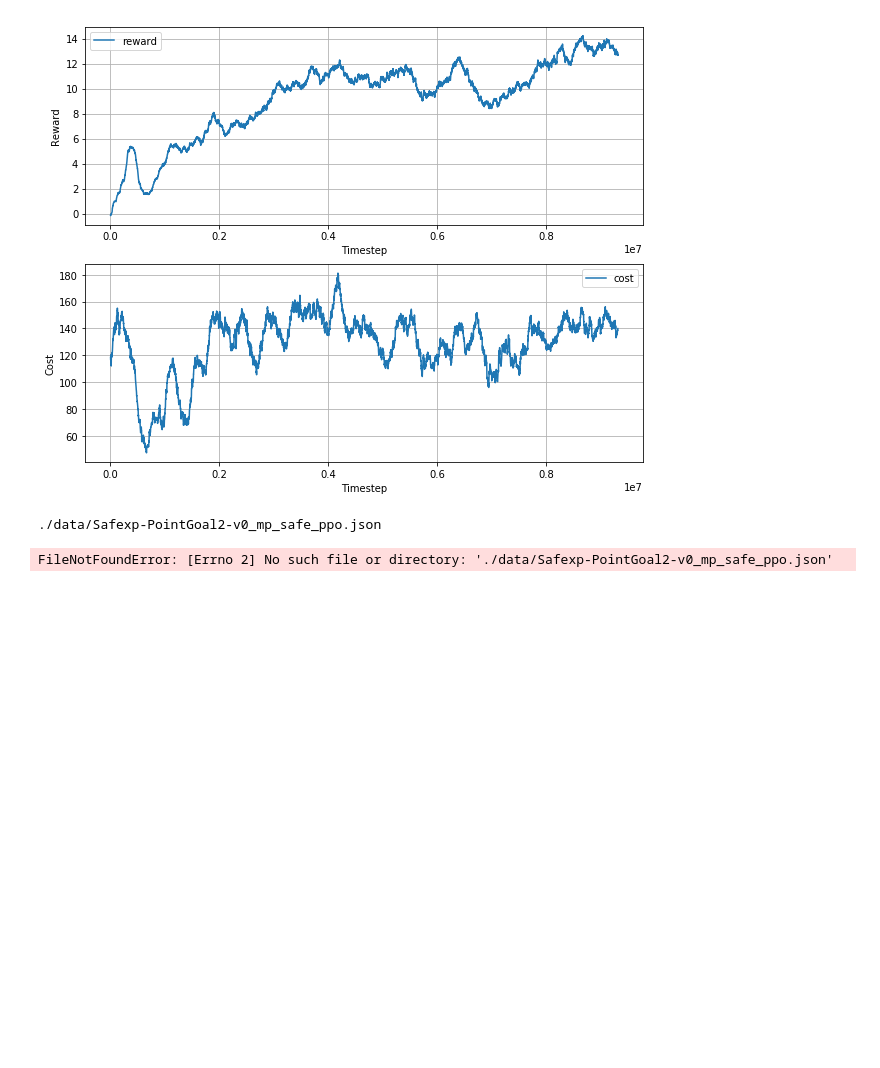
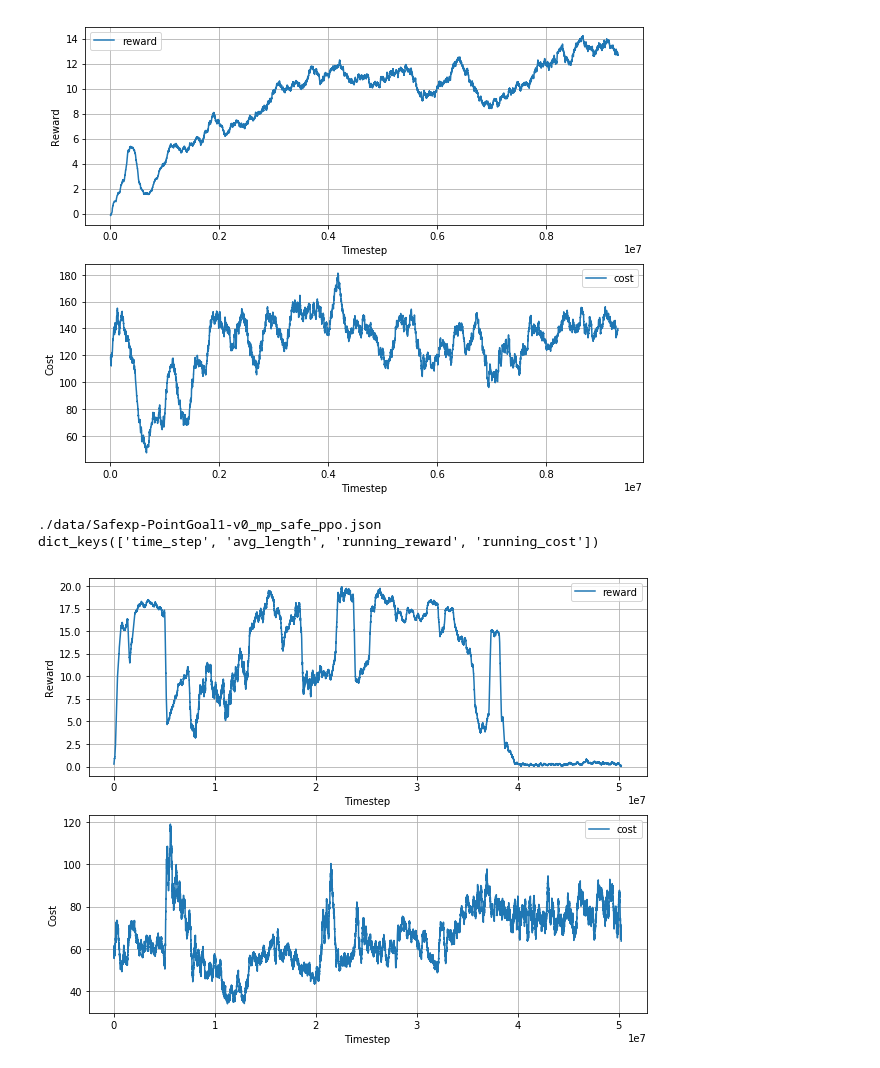
Before and after one commit to quantumiracle/safety_rl, a Jupyter notebook: plot.ipynb, the cells around one changed output. Drawn from its saved outputs; the diff is of its cells as text; code cells hidden in the pictures; blank space fills up the shorter version.

```diff
--- a/plot.ipynb
+++ b/plot.ipynb
@@ -101,26 +101,27 @@ plt.savefig('img/{env_name}_ppo.pdf')
 dict_keys(['time_step', 'avg_length', 'running_reward', 'running_cost'])
 [figure]
 # %%
-env_name = "Safexp-PointGoal2-v0"
+env_name = "Safexp-PointGoal1-v0"
 data_file_path = f'./data/{env_name}_mp_safe_ppo.json'
 data = load_data(data_file_path)
 
 fig, axs = plt.subplots(2, figsize=(10,8))
 timesteps_per_epi = 1000
 
 axs[0].plot(np.array(data['time_step'])*timesteps_per_epi, smooth(data['running_reward'], radius=100), label='reward')
 axs[0].set_xlabel('Timestep')
 axs[0].set_ylabel('Reward')
 axs[0].legend()
 axs[0].grid()
 
 axs[1].plot(np.array(data['time_step'])*timesteps_per_epi, smooth(data['running_cost'], radius=100), label='cost')
 axs[1].set_xlabel('Timestep')
 axs[1].set_ylabel('Cost')
 axs[1].legend()
 axs[1].grid()
 
 plt.savefig('img/{env_name}_safe_ppo.pdf')
 # %% [output]
-./data/Safexp-PointGoal2-v0_mp_safe_ppo.json
+./data/Safexp-PointGoal1-v0_mp_safe_ppo.json
+dict_keys(['time_step', 'avg_length', 'running_reward', 'running_cost'])
-FileNotFoundError: [Errno 2] No such file or directory: './data/Safexp-PointGoal2-v0_mp_safe_ppo.json'
+[figure, added]
```
Also changed, not shown: parts of 9 cells of this notebook, 45 other files.
